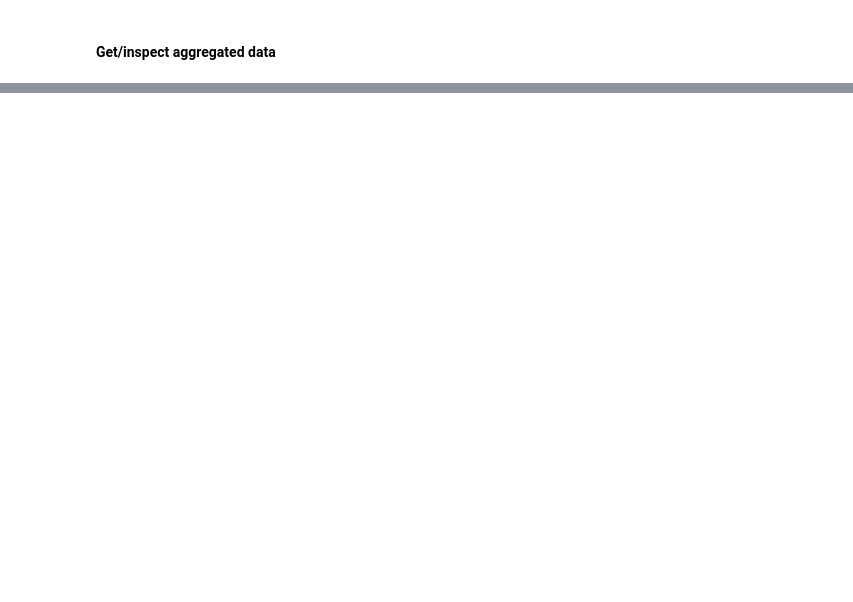
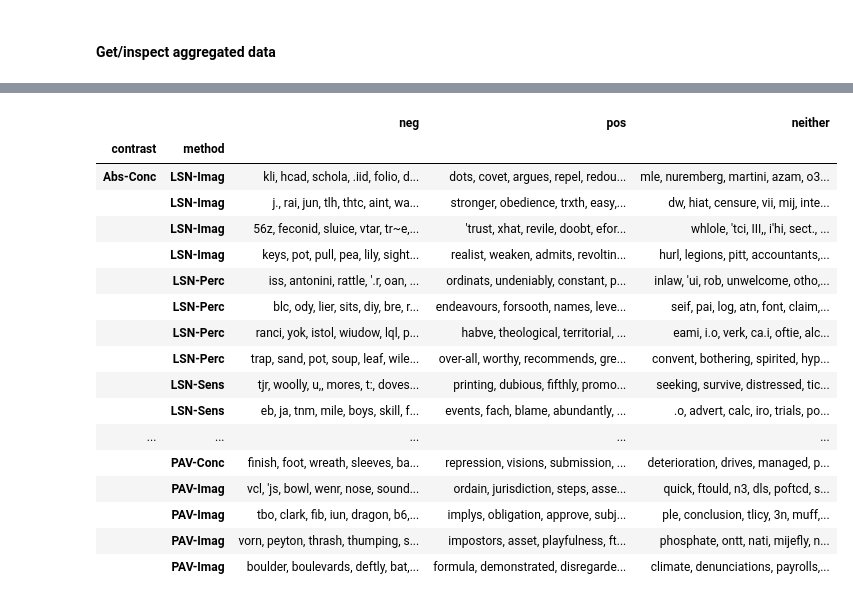
Before and after one commit to quadrismegistus/abslithist, a Jupyter notebook: 1-AbstractWords.ipynb, the cells around one changed output, grey strips where cells are left out. Drawn from its saved outputs; the diff is of its cells as text; code cells hidden in the pictures; blank space fills up the shorter version.

Commit message:
more fields

```diff
--- a/1-AbstractWords.ipynb
+++ b/1-AbstractWords.ipynb
@@ -135,0 +153,3 @@ get_vecnorms??
+# %%
+vec_fields = get_vecfields()
+# vec_fields
@@ -135,0 +191,21 @@ get_vecnorms??
+# %%
+show_contrasts(vec_fields)
+# %% [output]
+|  |  | neg | pos | neither |
+| contrast | method |  |  |  |
+| Abs-Conc | LSN-Imag | kli, hcad, schola, .iid, folio, d... | dots, covet, argues, repel, redou... | mle, nuremberg, martini, azam, o3... |
+|  | LSN-Imag | j., rai, jun, tlh, thtc, aint, wa... | stronger, obedience, trxth, easy,... | dw, hiat, censure, vii, mij, inte... |
+|  | LSN-Imag | 56z, feconid, sluice, vtar, tr~e,... | 'trust, xhat, revile, doobt, efor... | whlole, 'tci, III,, i'hi, sect., ... |
+|  | LSN-Imag | keys, pot, pull, pea, lily, sight... | realist, weaken, admits, revoltin... | hurl, legions, pitt, accountants,... |
+|  | LSN-Perc | iss, antonini, rattle, '.r, oan, ... | ordinats, undeniably, constant, p... | inlaw, 'ui, rob, unwelcome, otho,... |
+|  | LSN-Perc | blc, ody, lier, sits, diy, bre, r... | endeavours, forsooth, names, leve... | seif, pai, log, atn, font, claim,... |
+|  | LSN-Perc | ranci, yok, istol, wiudow, lql, p... | habve, theological, territorial, ... | eami, i.o, verk, ca.i, oftie, alc... |
+|  | LSN-Perc | trap, sand, pot, soup, leaf, wile... | over-all, worthy, recommends, gre... | convent, bothering, spirited, hyp... |
+|  | LSN-Sens | tjr, woolly, u,, mores, t:, doves... | printing, dubious, fifthly, promo... | seeking, survive, distressed, tic... |
+|  | LSN-Sens | eb, ja, tnm, mile, boys, skill, f... | events, fach, blame, abundantly, ... | .o, advert, calc, iro, trials, po... |
+| ... | ... | ... | ... | ... |
+|  | PAV-Conc | finish, foot, wreath, sleeves, ba... | repression, visions, submission, ... | deterioration, drives, managed, p... |
+|  | PAV-Imag | vcl, 'js, bowl, wenr, nose, sound... | ordain, jurisdiction, steps, asse... | quick, ftould, n3, dls, poftcd, s... |
+|  | PAV-Imag | tbo, clark, fib, iun, dragon, b6,... | implys, obligation, approve, subj... | ple, conclusion, tlicy, 3n, muff,... |
+|  | PAV-Imag | vorn, peyton, thrash, thumping, s... | impostors, asset, playfulness, ft... | phosphate, ontt, nati, mijefly, n... |
+|  | PAV-Imag | boulder, boulevards, deftly, bat,... | formula, demonstrated, disregarde... | climate, denunciations, payrolls,... |
```
Also changed, not shown: parts of 23 cells of this notebook, 5 other files.
